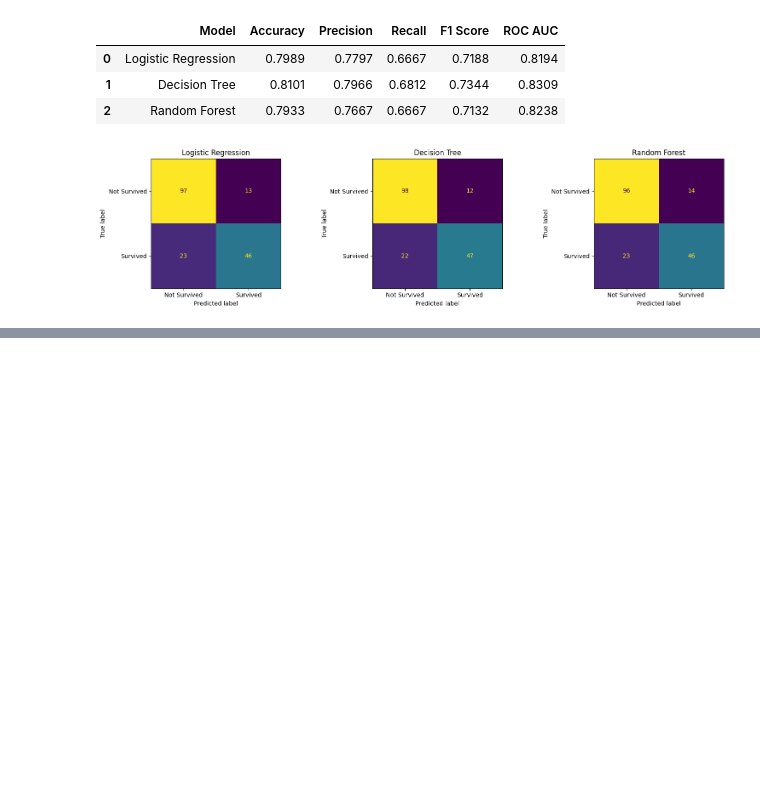
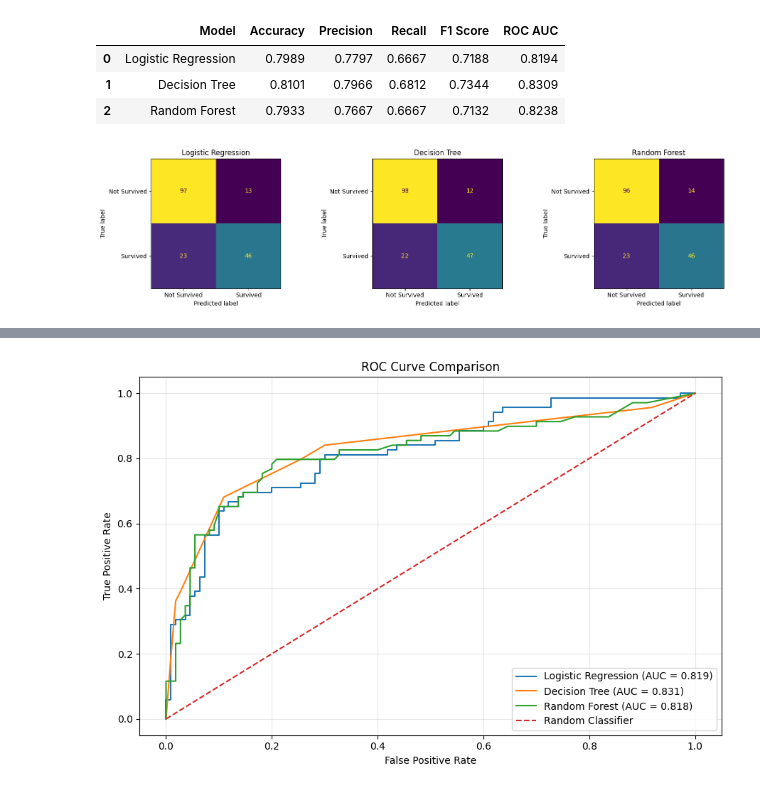
Before and after one commit to Jayanth05XD/Capstone_Project, a Jupyter notebook: analytics/02_modeling.ipynb, the cells around one changed output, grey strips where cells are left out. Drawn from its saved outputs; the diff is of its cells as text; code cells hidden in the pictures; blank space fills up the shorter version.

```diff
--- a/analytics/02_modeling.ipynb
+++ b/analytics/02_modeling.ipynb
@@ -263,28 +501,41 @@ print(comparison_df.to_string(index=False))
 # %%
-# Save the complete pipeline (preprocessing + estimator)
-joblib.dump(full_pipeline, 'pipeline.joblib')
+plt.figure(figsize=(9, 6))
 
-# Verify reload
-loaded_pipeline = joblib.load('pipeline.joblib')
-print("\n=== Pipeline reload test ===")
-# Predict on raw test data (should work without re-running preprocessing)
-y_pred_reload = loaded_pipeline.predict(X_test)
-print(f"Reloaded pipeline predictions match: {np.array_equal(y_pred_reload, y_pred_lr)}")
-
-plt.figure(figsize=(22, 10))
-
-plot_tree(
-    tree_model,
-    feature_names=transformed_features,
-    class_names=["Not Survived", "Survived"],
-    filled=True,
-    rounded=True,
-    max_depth=3
+plt.plot(
+    fpr_lr,
+    tpr_lr,
+    label=f"Logistic Regression (AUC = {auc_lr:.3f})"
 )
 
-plt.title("Decision Tree - First Three Levels")
+plt.plot(
+    fpr_dt,
+    tpr_dt,
+    label=f"Decision Tree (AUC = {auc_dt:.3f})"
+)
+
+plt.plot(
+    fpr_rf,
+    tpr_rf,
+    label=f"Random Forest (AUC = {auc_rf:.3f})"
+)
+
+# Random classifier reference
+plt.plot(
+    [0, 1],
+    [0, 1],
+    linestyle="--",
+    label="Random Classifier"
+)
+
+plt.xlabel("False Positive Rate")
+plt.ylabel("True Positive Rate")
+plt.title("ROC Curve Comparison")
+plt.legend()
+plt.grid(alpha=0.3)
+
 plt.tight_layout()
-
-plt.savefig("decision_tree.png", dpi=150)
+plt.savefig("roc_curves.png", dpi=150)
 plt.show()
+# %% [output]
+[figure, added]
 # %%
```
Also changed, not shown: parts of 16 cells of this notebook, 1 other file.
